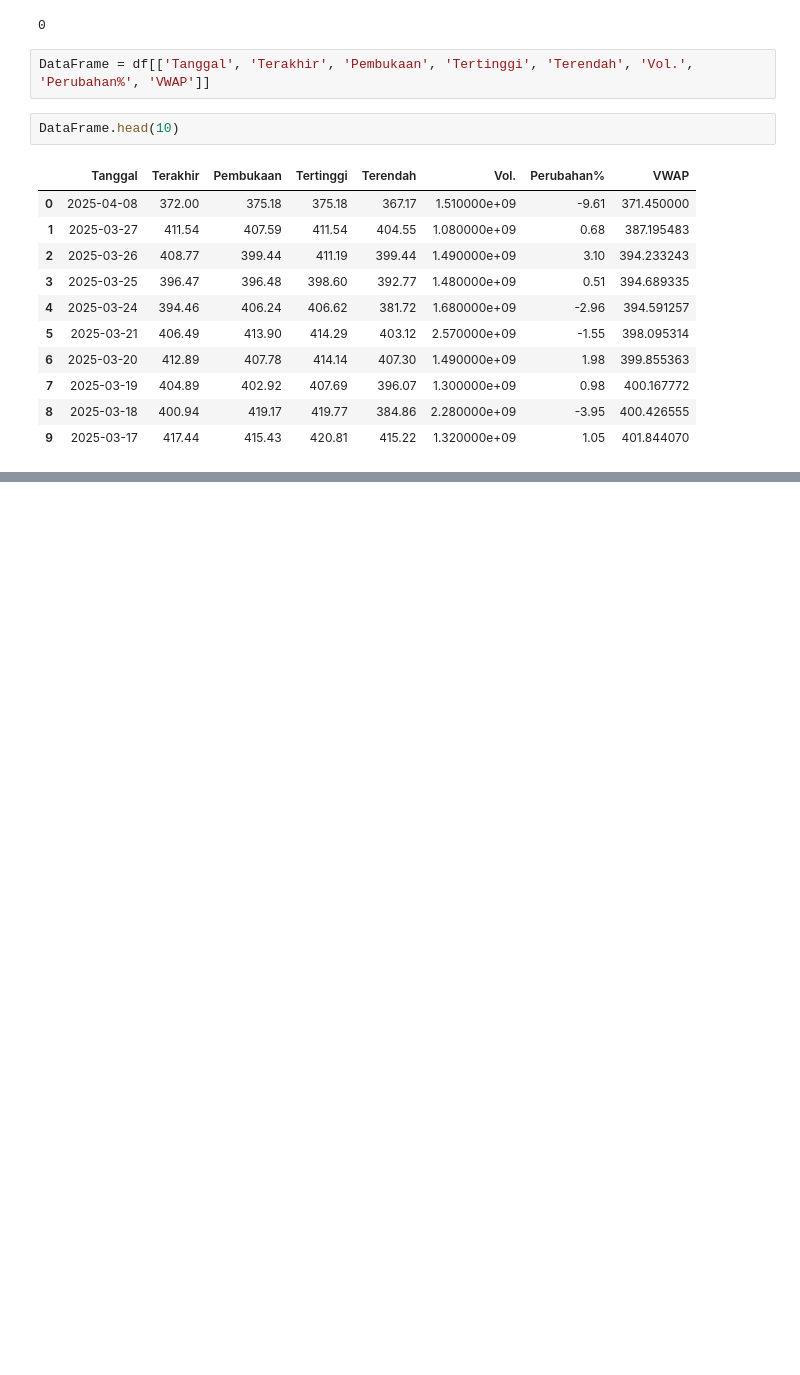
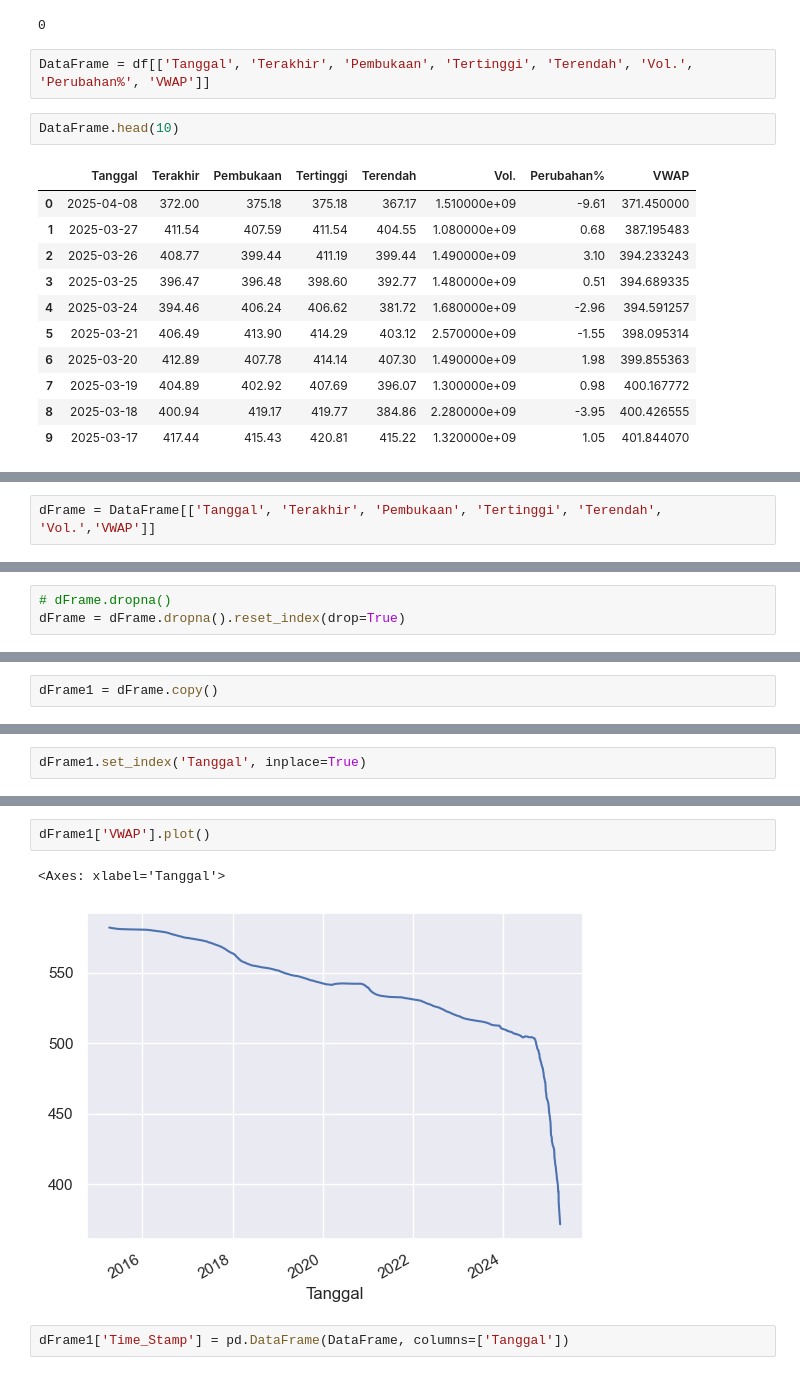
Before and after one commit to rizkihelmi10/StockPricePrediction, a Jupyter notebook: notebooks/JakartaSans.ipynb, the cells around one changed output, grey strips where cells are left out. Cells and saved outputs as stored; diff of their text form; blank space fills up the shorter version.

```diff
--- a/notebooks/JakartaSans.ipynb
+++ b/notebooks/JakartaSans.ipynb
@@ -140,0 +182,2 @@ DataFrame.head(10)
+# %%
+dFrame = DataFrame[['Tanggal', 'Terakhir', 'Pembukaan', 'Tertinggi', 'Terendah', 'Vol.','VWAP']]
@@ -140,0 +193,3 @@ DataFrame.head(10)
+# %%
+# dFrame.dropna()
+dFrame = dFrame.dropna().reset_index(drop=True)
@@ -140,0 +295,2 @@ DataFrame.head(10)
+# %%
+dFrame1 = dFrame.copy()
@@ -140,0 +313,2 @@ DataFrame.head(10)
+# %%
+dFrame1.set_index('Tanggal', inplace=True)
@@ -140,0 +358,7 @@ DataFrame.head(10)
+# %%
+dFrame1['VWAP'].plot()
+# %% [output]
+<Axes: xlabel='Tanggal'>
+[figure, added]
+# %%
+dFrame1['Time_Stamp'] = pd.DataFrame(DataFrame, columns=['Tanggal'])
```
Also changed, not shown: parts of 76 cells of this notebook, 6 other files.
